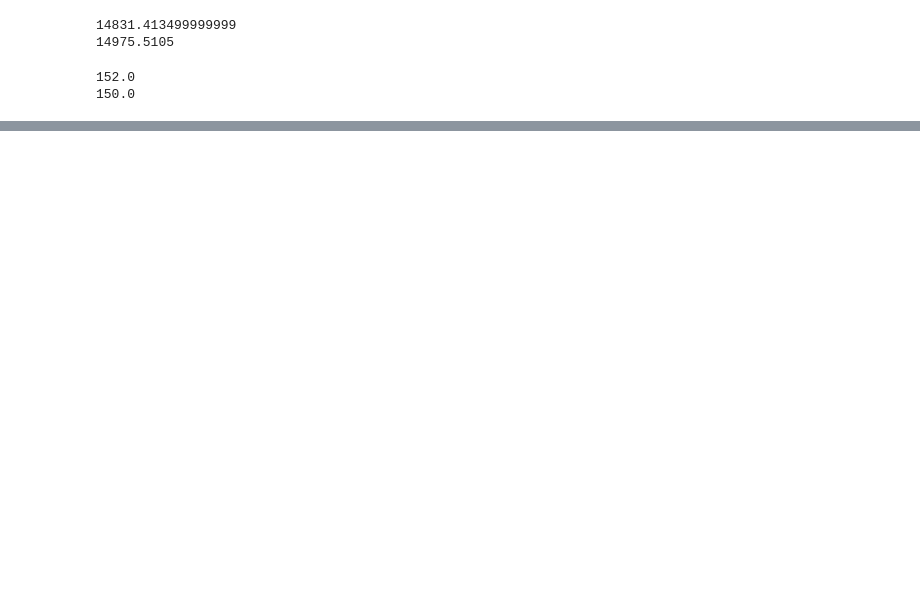
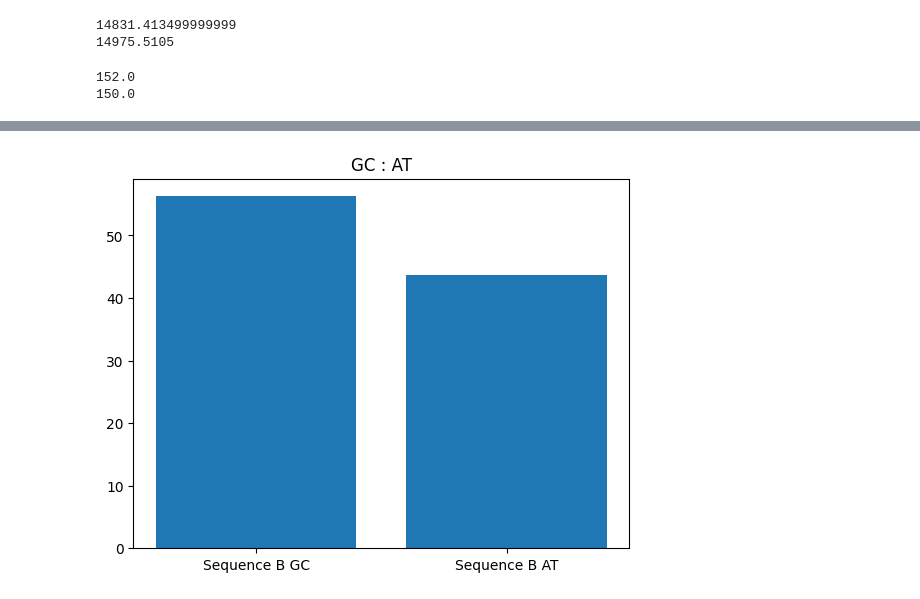
Before and after one commit to Ritchptr/Computational_Bio, a Jupyter notebook: LabCompBio/Latihan_soal.ipynb, the cells around one changed output, grey strips where cells are left out. Saved outputs shown, nothing was run; the diff lists cells and outputs as text; code cells hidden in the pictures; blank space fills up the shorter version.

```diff
--- a/LabCompBio/Latihan_soal.ipynb
+++ b/LabCompBio/Latihan_soal.ipynb
@@ -45,0 +54,6 @@ print(100-seqB_GC)
+# %%
+mp.bar(["Sequence B GC", "Sequence B AT"], [seqB_GC, seqB_AT])
+mp.title("GC : AT")
+mp.show()
+# %% [output]
+[figure, added]
```
Also changed, not shown: parts of 6 cells of this notebook, 1 other file.
